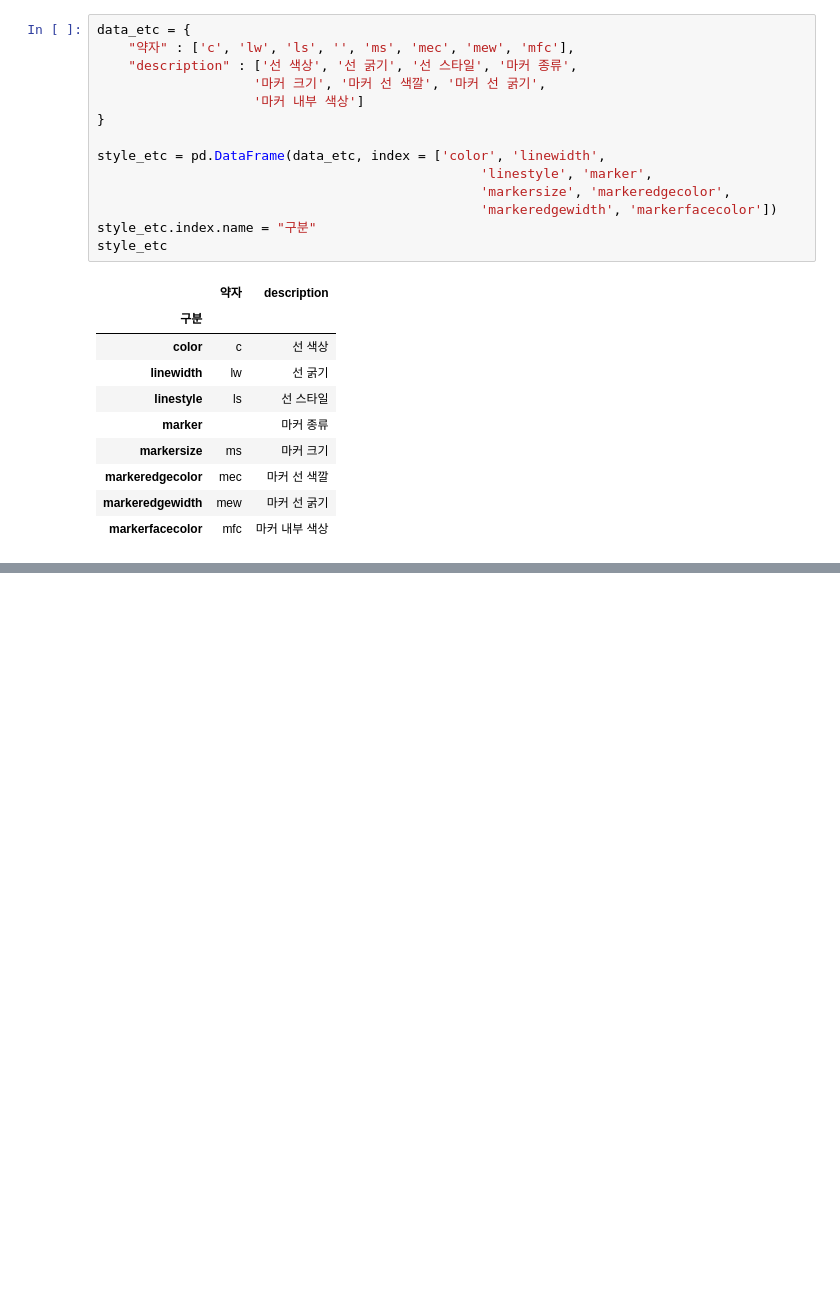
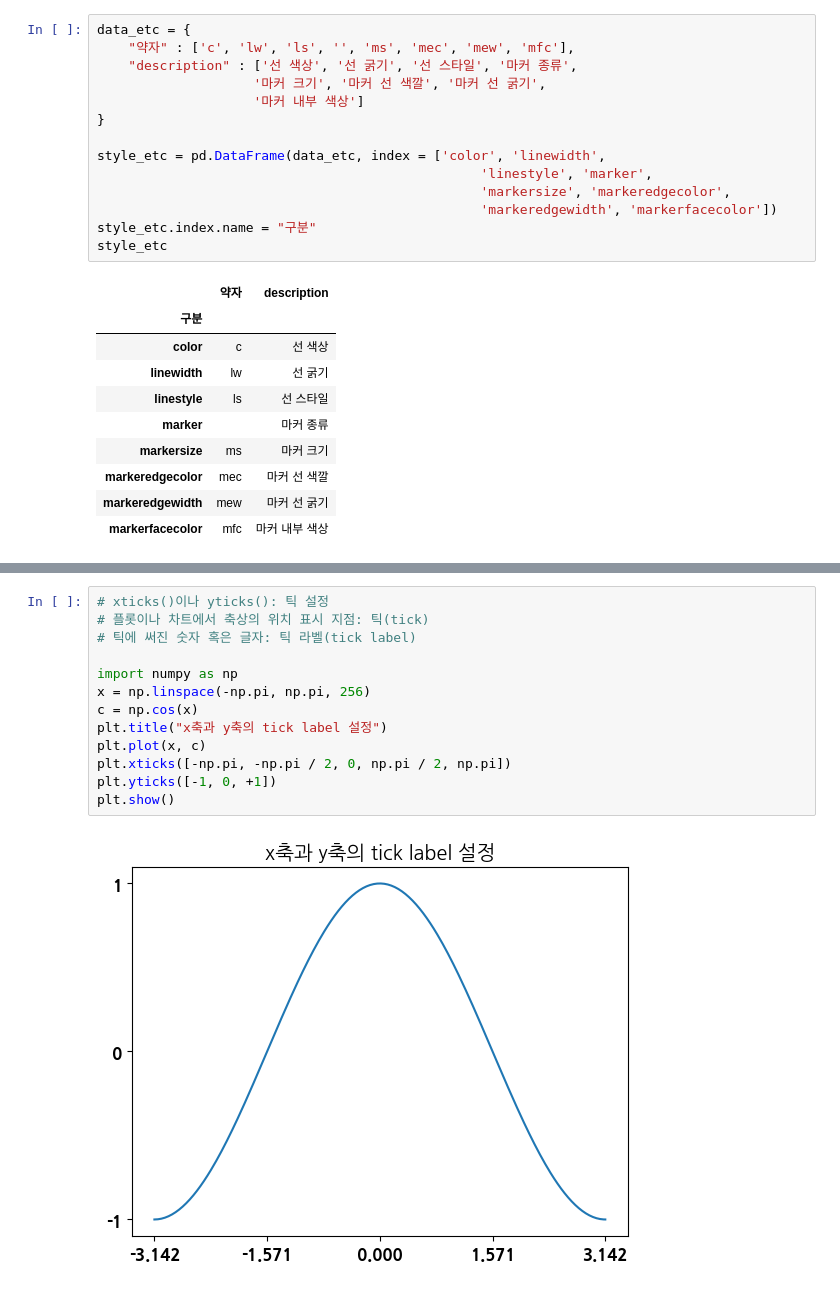
Before and after one commit to seohyun1119/pythonbasic, a Jupyter notebook: 0313_matplotlib/0313(1).ipynb, the cells around one changed output, grey strips where cells are left out. Drawn from its saved outputs; the diff is of its cells as text; blank space fills up the shorter version.

```diff
--- a/0313_matplotlib/0313(1).ipynb
+++ b/0313_matplotlib/0313(1).ipynb
@@ -290,0 +312,15 @@ plt.show()
+# %%
+# xticks()이나 yticks(): 틱 설정
+# 플롯이나 차트에서 축상의 위치 표시 지점: 틱(tick)
+# 틱에 써진 숫자 혹은 글자: 틱 라벨(tick label)
+
+import numpy as np
+x = np.linspace(-np.pi, np.pi, 256)
+c = np.cos(x)
+plt.title("x축과 y축의 tick label 설정")
+plt.plot(x, c)
+plt.xticks([-np.pi, -np.pi / 2, 0, np.pi / 2, np.pi])
+plt.yticks([-1, 0, +1])
+plt.show()
+# %% [output]
+[figure, added]
```
Also changed, not shown: parts of 9 cells of this notebook, 1 other file.
